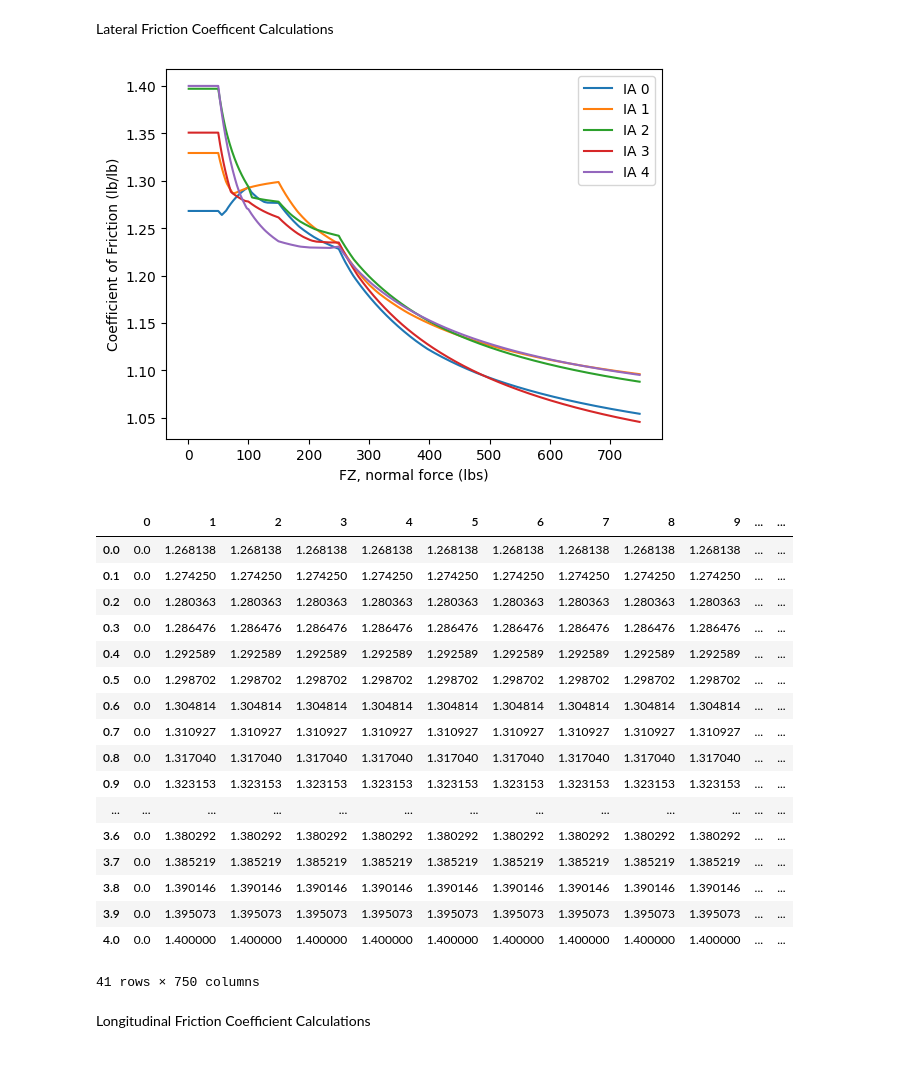
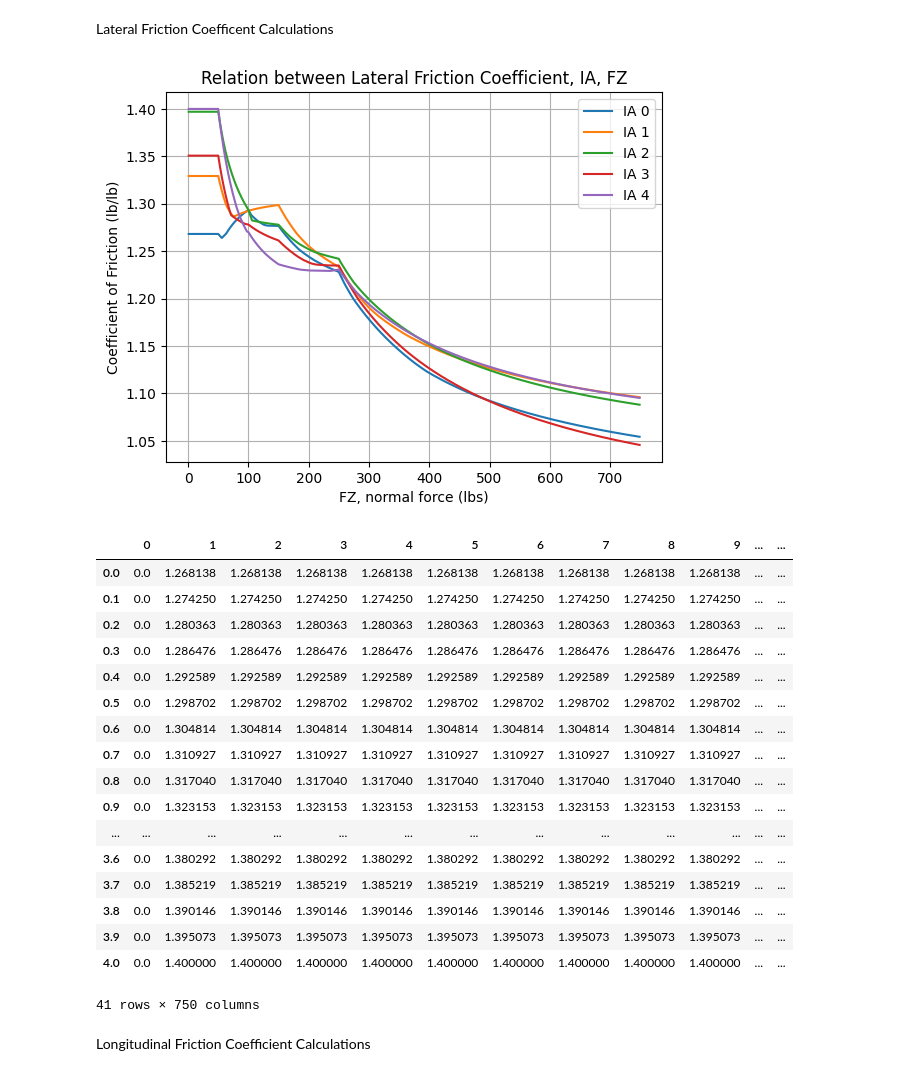
Before and after one commit to Washington-State-University-Formula-SAE/ttc-data, a Jupyter notebook: Hoosier 20.5x13-7.0 R25B.ipynb, the cells around one changed output. Cells and saved outputs as stored; diff of their text form; code cells hidden in the pictures.

```diff
--- a/Hoosier 20.5x13-7.0 R25B.ipynb
+++ b/Hoosier 20.5x13-7.0 R25B.ipynb
@@ -3288,14 +3311,14 @@ h_ia4_frct_lst = frict_clcltr(df_h_ia4_fy)
 # plt.plot(df_h_ia4_fy.columns[1:], h_ia4_frct_lst, label='IA 4')
 # plt.legend()
 # plt.show()
-
+a=1.4
 h_ia0_frct_lst_nrm = [x*a / np.max(h_ia4_frct_lst) for x in h_ia0_frct_lst] # Normalizing the coeff of friction lists so that 1.4 is the maximum
 h_ia1_frct_lst_nrm = [x*a / np.max(h_ia4_frct_lst) for x in h_ia1_frct_lst] # coefficient of friction
 h_ia2_frct_lst_nrm = [x*a / np.max(h_ia4_frct_lst) for x in h_ia2_frct_lst]
 h_ia3_frct_lst_nrm = [x*a / np.max(h_ia4_frct_lst) for x in h_ia3_frct_lst]
 h_ia4_frct_lst_nrm = [x*a / np.max(h_ia4_frct_lst) for x in h_ia4_frct_lst]
 
-# plt.title('Relation between Friction Coefficient, IA, FZ')
+plt.title('Relation between Lateral Friction Coefficient, IA, FZ')
 plt.xlabel('FZ, normal force (lbs)')
 plt.ylabel('Coefficient of Friction (lb/lb)')
 plt.plot(df_h_ia0_fy.columns[1:], h_ia0_frct_lst_nrm[1:], label='IA 0')
@@ -3304,6 +3327,7 @@ plt.plot(df_h_ia2_fy.columns[1:], h_ia2_frct_lst_nrm[1:], label='IA 2')
 plt.plot(df_h_ia3_fy.columns[1:], h_ia3_frct_lst_nrm[1:], label='IA 3')
 plt.plot(df_h_ia4_fy.columns[1:], h_ia4_frct_lst_nrm[1:], label='IA 4')
 plt.legend()
+plt.grid(True)
 plt.show()
 
 # This function fills out the spaces between two array values. ie. it creates camber values for 3.1, 3.2, ... instead of just 1,2,3,4
@@ -3311,34 +3335,34 @@ def lst_fllr(list1, list2, n):
 
     if len(list1) != len(list2):
         raise SystemExit("length of list1 doesn't match length of list2")
         exit()
 
     a = np.zeros((n, len(list1)))
     a[0,:] = list1
     a[-1,:] = list2
 
     for i in np.arange(len(list1)):
         a[:,i] = np.linspace(list1[i], list2[i], n)
 
     return a
 
 n = 11
 
 data = np.zeros((41, len(h_ia0_frct_lst_nrm)))
 
 data[0:11,:] = lst_fllr(h_ia0_frct_lst_nrm,h_ia1_frct_lst_nrm,n)
 data[10:21,:] = lst_fllr(h_ia1_frct_lst_nrm,h_ia2_frct_lst_nrm,n)
 data[20:31,:] = lst_fllr(h_ia2_frct_lst_nrm,h_ia3_frct_lst_nrm,n)
 data[30:41,:] = lst_fllr(h_ia3_frct_lst_nrm,h_ia4_frct_lst_nrm,n)
 
 cmbr_coeff_fy_df = pd.DataFrame(data,index=np.linspace(0,4,41))
 
 # This converts the dataframe to numpy so that it can be imported to the car_model pickle
 cmbr_coeff_fy_df_np = cmbr_coeff_fy_df.to_numpy()
 
 display(cmbr_coeff_fy_df)
 # %% [output]
-[figure, old version]
+[figure, new version]
 |  | 0 | 1 | 2 | 3 | 4 | 5 | 6 | 7 | 8 | 9 | ... | ... |
 | 0.0 | 0.0 | 1.268138 | 1.268138 | 1.268138 | 1.268138 | 1.268138 | 1.268138 | 1.268138 | 1.268138 | 1.268138 | ... | ... |
 | 0.1 | 0.0 | 1.274250 | 1.274250 | 1.274250 | 1.274250 | 1.274250 | 1.274250 | 1.274250 | 1.274250 | 1.274250 | ... | ... |
```
Also changed, not shown: parts of 10 cells of this notebook, 3 other files.
